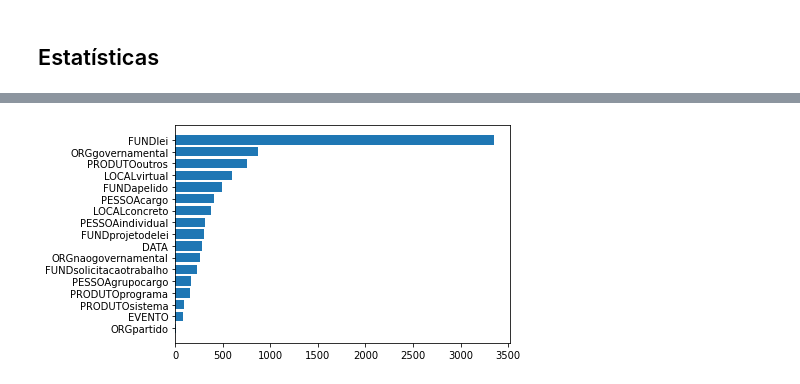
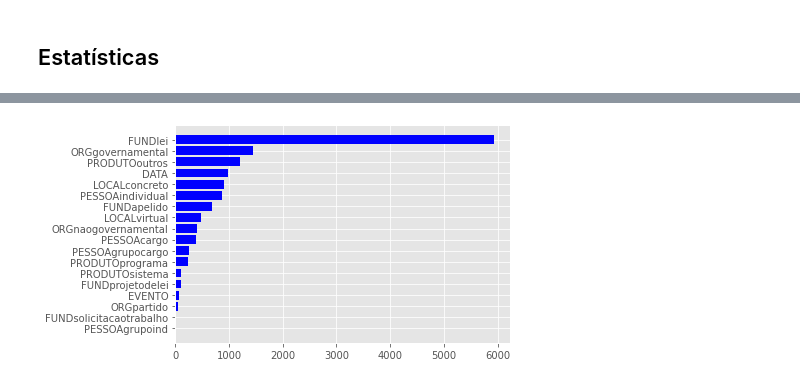
Before and after one commit to GDalforno/Named-Entity-Recognition, a Jupyter notebook: EDA.ipynb, the cells around one changed output, grey strips where cells are left out. Cells and saved outputs as stored; diff of their text form; code cells hidden in the pictures.

```diff
--- a/EDA.ipynb
+++ b/EDA.ipynb
@@ -8,13 +8,18 @@ import functools
 import collections
 import numpy as np
 import matplotlib.pyplot as plt
+import seaborn as sns
+
+plt.style.use("ggplot")
 
 random.seed(1999)
 # %%
 # DIR = "./dados-categorias/PLs/"
-# DIR = "./dados-tipos/PLs/"
+DIR = "./dados-tipos/PLs/"
 # DIR = "./dados-categorias/STs/"
-DIR = "./dados-tipos/STs/"
+# DIR = "./dados-tipos/STs/"
+# DIR = "./dados-tipos/Comentarios/"
+# DIR = "./dados-categorias/Comentarios/"
 # %%
 all_files = [DIR+f for f in os.listdir(DIR)]  # Lista todos os arquivos do "DIR"
 all_files[:10]
@@ -166,5 +148,12 @@ f"Número de Tags: {len(set(all_tags_limpo))}"
 # %%
 # Número absoluto de aparições de cada tag no corpus
 tag_hist = collections.Counter(all_tags_limpo)
+
+# Adiciona tags inexistentes no caso dos PLs e STs
+if DIR=="./dados-tipos/PLs/":
+    tag_hist["PESSOAgrupoind"] = 0
+    tag_hist["FUNDsolicitacaotrabalho"] = 0
+elif DIR=="./dados-tipos/STs/":
+    tag_hist["PESSOAgrupoind"] = 0
 tag_hist
 # %% [output]
@@ -216,14 +206,14 @@ Erro ao estimar a proporção (abordagem conservativa, alpha = 5%): 0.35%
 # %%
 # Plot do número absoluto de aparições de cada uma das tags
 tag_hist.pop("O")
 tag_hist = dict(sorted(tag_hist.items(), key=lambda item: item[1]))
 keys = tag_hist.keys()
 vals = tag_hist.values()
 
 fig, ax = plt.subplots()
-ax.barh(range(len(keys)), tag_hist.values())
+ax.barh(range(len(keys)), tag_hist.values(), color="blue")
 ax.set_yticks(range(len(keys)))
 ax.set_yticklabels(keys)
 plt.show()
 # %% [output]
-[figure, old version]
+[figure, new version]
```
Also changed, not shown: parts of 15 cells of this notebook, 3 other files.
